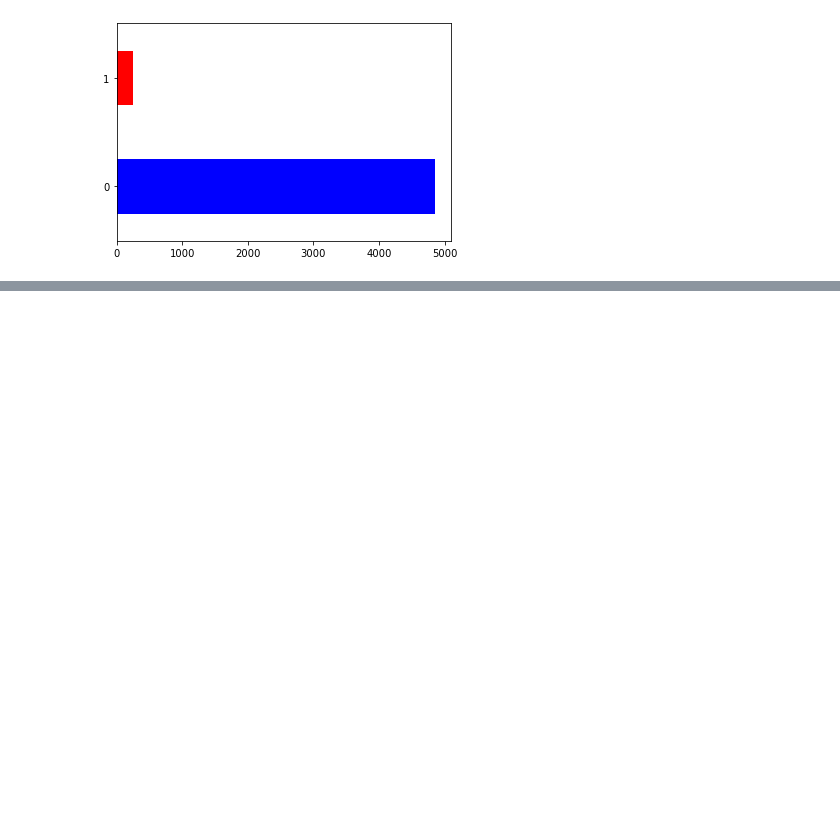
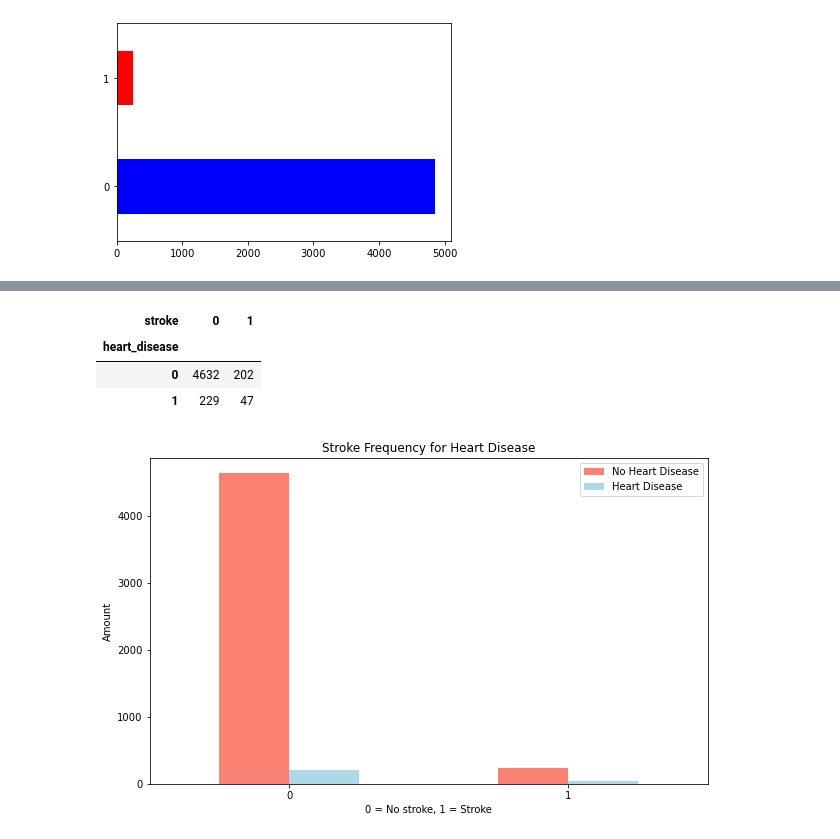
Before and after one commit to NikolaTosic-sudo/stroke_project, a Jupyter notebook: testing notebook.ipynb, the cells around one changed output, grey strips where cells are left out. Drawn from its saved outputs; the diff is of its cells as text; code cells hidden in the pictures; blank space fills up the shorter version.

```diff
--- a/testing notebook.ipynb
+++ b/testing notebook.ipynb
@@ -51,0 +58,19 @@ df.stroke.value_counts().plot(kind='pie')
+# %%
+pd.crosstab(df.heart_disease, df.stroke)
+# %% [output]
+| stroke | 0 | 1 |
+| heart_disease |  |  |
+| 0 | 4632 | 202 |
+| 1 | 229 | 47 |
+# %%
+# PLoting it
+
+pd.crosstab(df.heart_disease, df.stroke).plot(kind='bar', figsize=(10, 6), color=['salmon', 'lightblue'])
+
+plt.title('Stroke Frequency for Heart Disease')
+plt.xlabel('0 = No stroke, 1 = Stroke')
+plt.ylabel('Amount')
+plt.legend(['No Heart Disease', 'Heart Disease'])
+plt.xticks(rotation=0);
+# %% [output]
+[figure, added]
```
Also changed, not shown: parts of 6 cells of this notebook.
